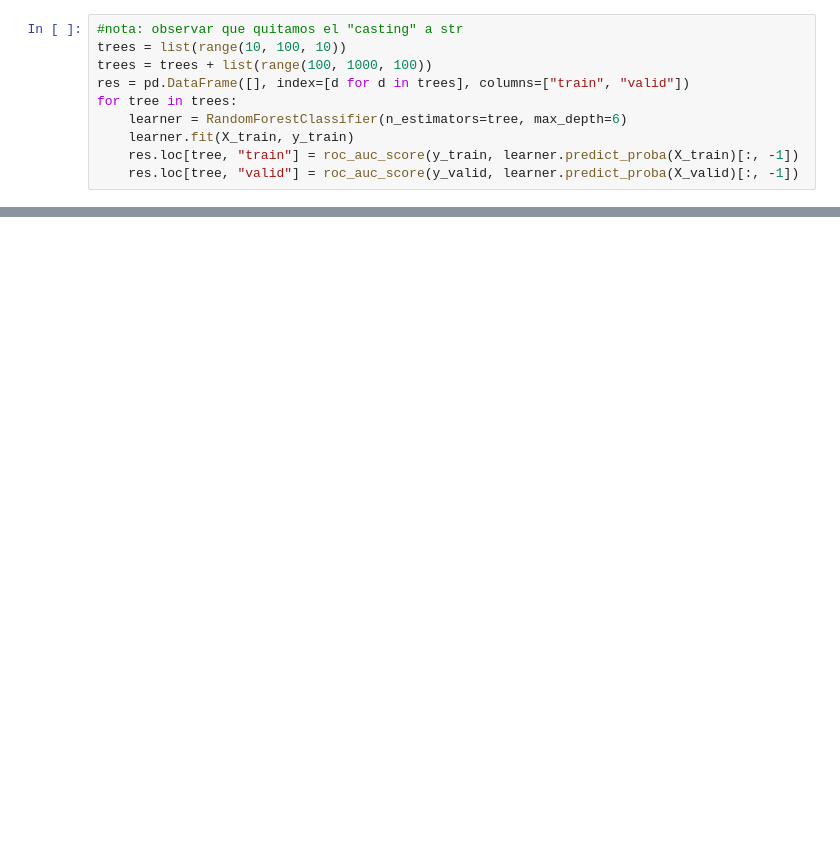
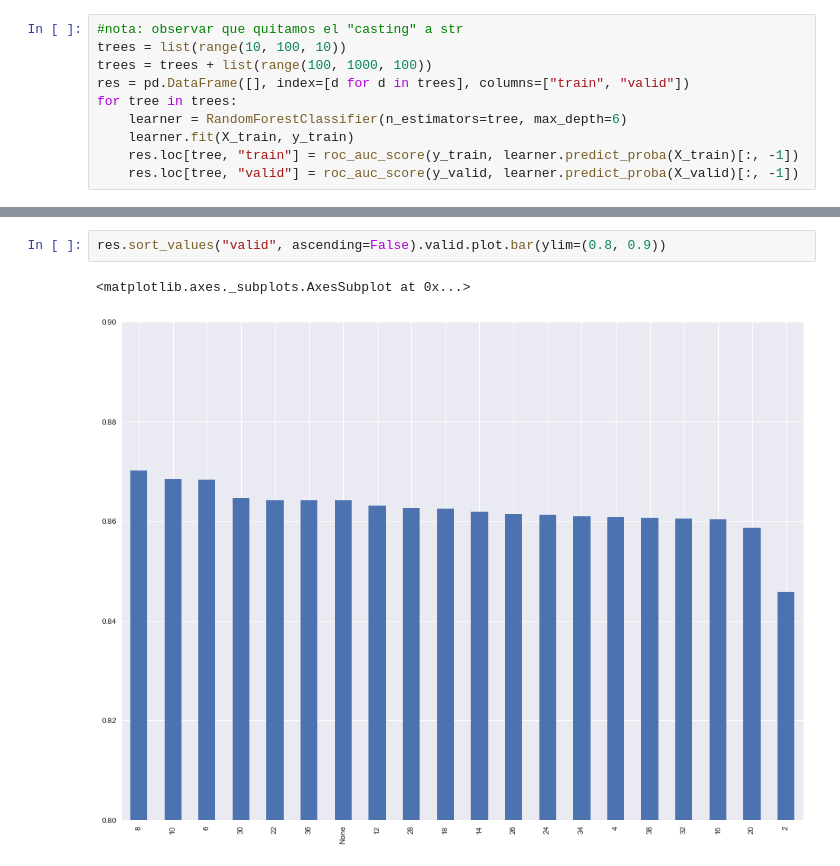
Before and after one commit to Argentan/DMA_LAB2, a Jupyter notebook: tutoriales/03_intro_validacion.ipynb, the cells around one changed output, grey strips where cells are left out. Drawn from its saved outputs; the diff is of its cells as text; blank space fills up the shorter version.

```diff
--- a/tutoriales/03_intro_validacion.ipynb
+++ b/tutoriales/03_intro_validacion.ipynb
@@ -253,0 +336,5 @@ ax = res.plot.line(grid=True, fontsize=15, ylim=(0, 1), linestyle='-', style='o'
+# %%
+res.sort_values("valid", ascending=False).valid.plot.bar(ylim=(0.8, 0.9))
+# %% [output]
+<matplotlib.axes._subplots.AxesSubplot at 0x...>
+[figure, added]
```
Also changed, not shown: parts of 30 cells of this notebook, 1 other file.
